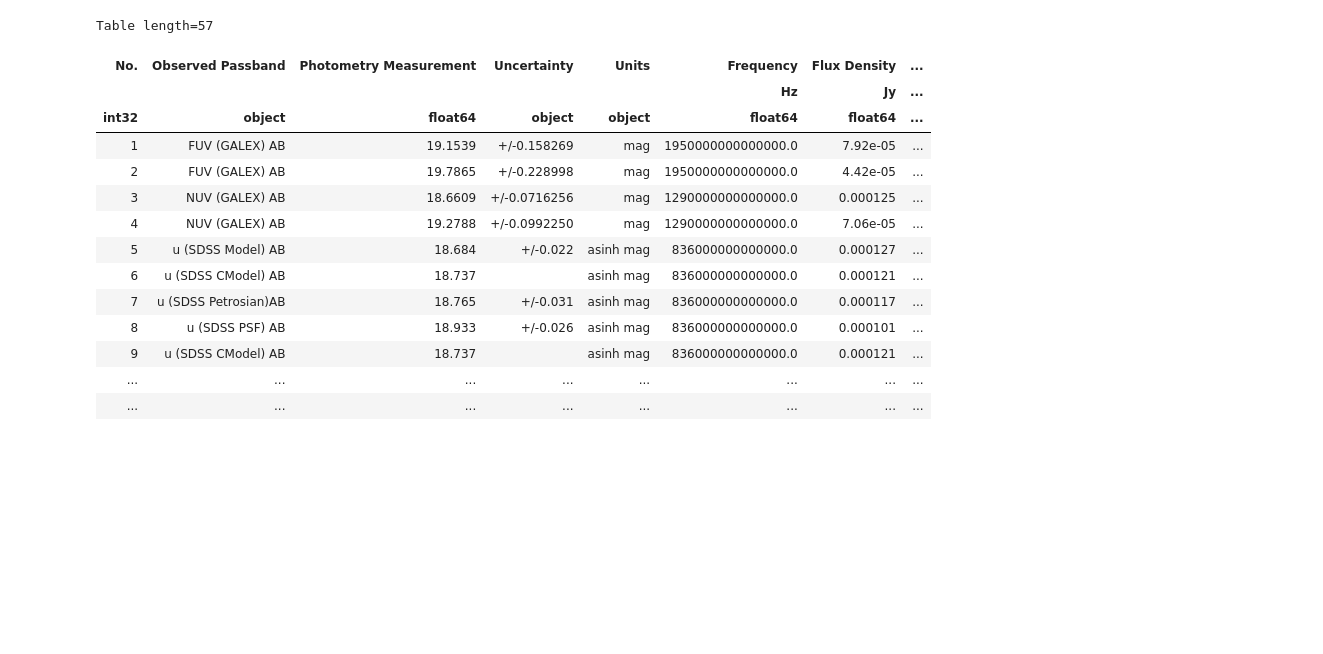
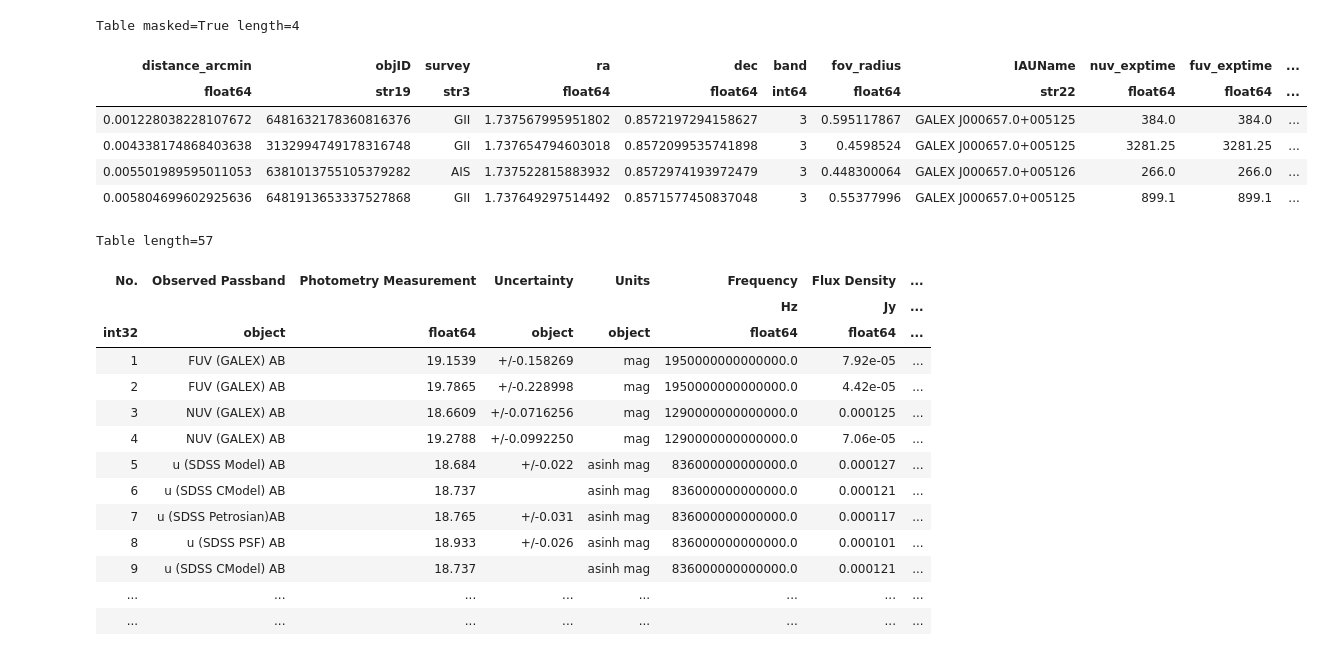
Before and after one commit to hol1m4n/HIIGalaxies, a Jupyter notebook: Spectral_synthesis/CIGALE/CIGALE entries.ipynb, the cells around one changed output. Drawn from its saved outputs; the diff is of its cells as text; code cells hidden in the pictures; blank space fills up the shorter version.

```diff
--- a/Spectral_synthesis/CIGALE/CIGALE entries.ipynb
+++ b/Spectral_synthesis/CIGALE/CIGALE entries.ipynb
@@ -333,0 +516,7 @@ Table length=1
+# %%
+from astroquery.mast import Catalogs as Mastcat
+
+catalog_data = Mastcat.query_region(f"{DF['RA'][0]} {DF['DEC'][0]}", catalog="Galex", radius=0.0001)
+
+catalog_data
+# %% [output]
@@ -334,3 +524,10 @@ Table length=1
+Table masked=True length=4
+| distance_arcmin | objID | survey | ra | dec | band | fov_radius | IAUName | nuv_exptime | fuv_exptime | ... |
+| float64 | str19 | str3 | float64 | float64 | int64 | float64 | str22 | float64 | float64 | ... |
+| 0.001228038228107672 | 6481632178360816376 | GII | 1.737567995951802 | 0.8572197294158627 | 3 | 0.595117867 | GALEX J000657.0+005125 | 384.0 | 384.0 | ... |
+| 0.004338174868403638 | 3132994749178316748 | GII | 1.737654794603018 | 0.8572099535741898 | 3 | 0.4598524 | GALEX J000657.0+005125 | 3281.25 | 3281.25 | ... |
+| 0.005501989595011053 | 6381013755105379282 | AIS | 1.737522815883932 | 0.8572974193972479 | 3 | 0.448300064 | GALEX J000657.0+005126 | 266.0 | 266.0 | ... |
+| 0.005804699602925636 | 6481913653337527868 | GII | 1.737649297514492 | 0.8571577450837048 | 3 | 0.55377996 | GALEX J000657.0+005125 | 899.1 | 899.1 | ... |
 # %%
 result_table = Ned.get_table("WISEA J082722.53+202613.0", table='photometry')
 
```
Also changed, not shown: parts of 21 cells of this notebook, 45 other files.
